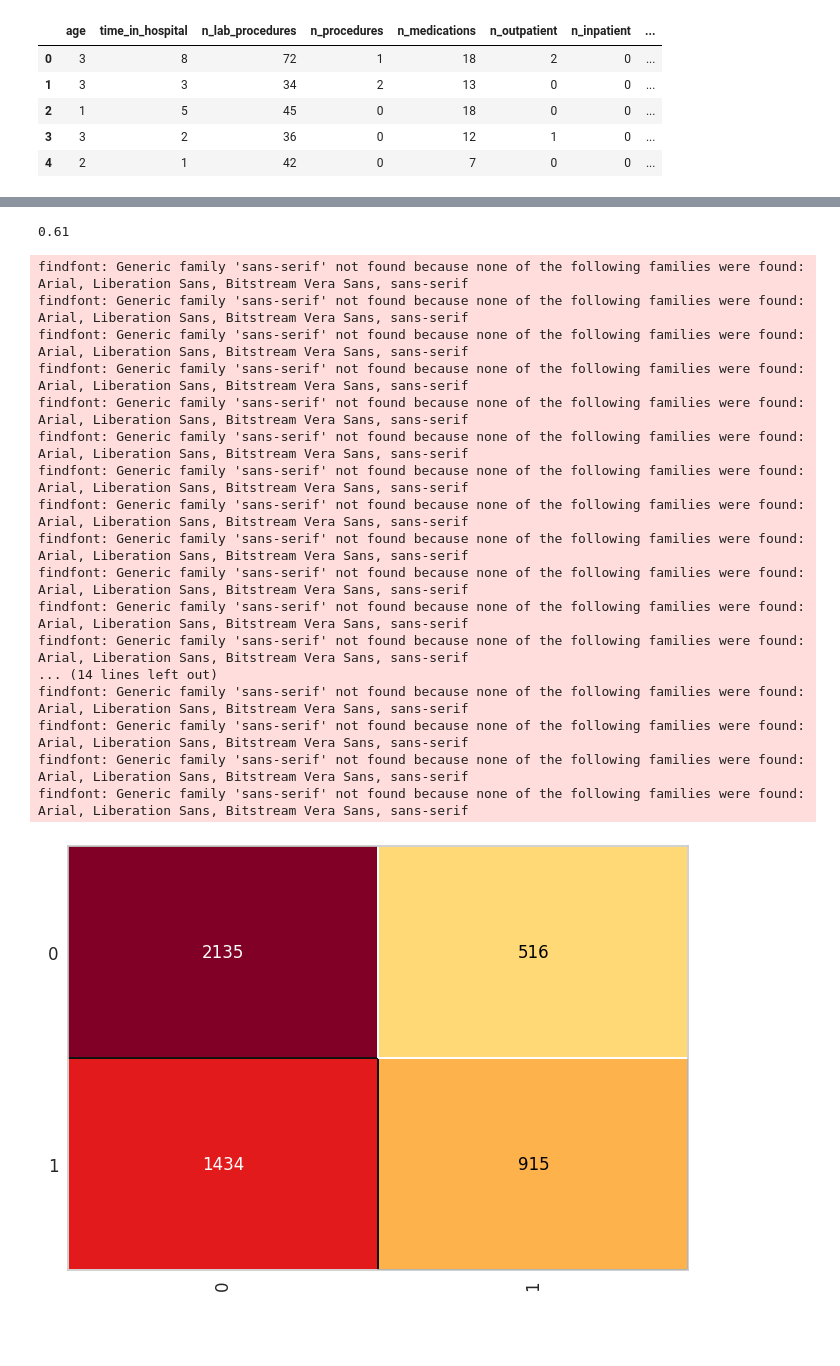
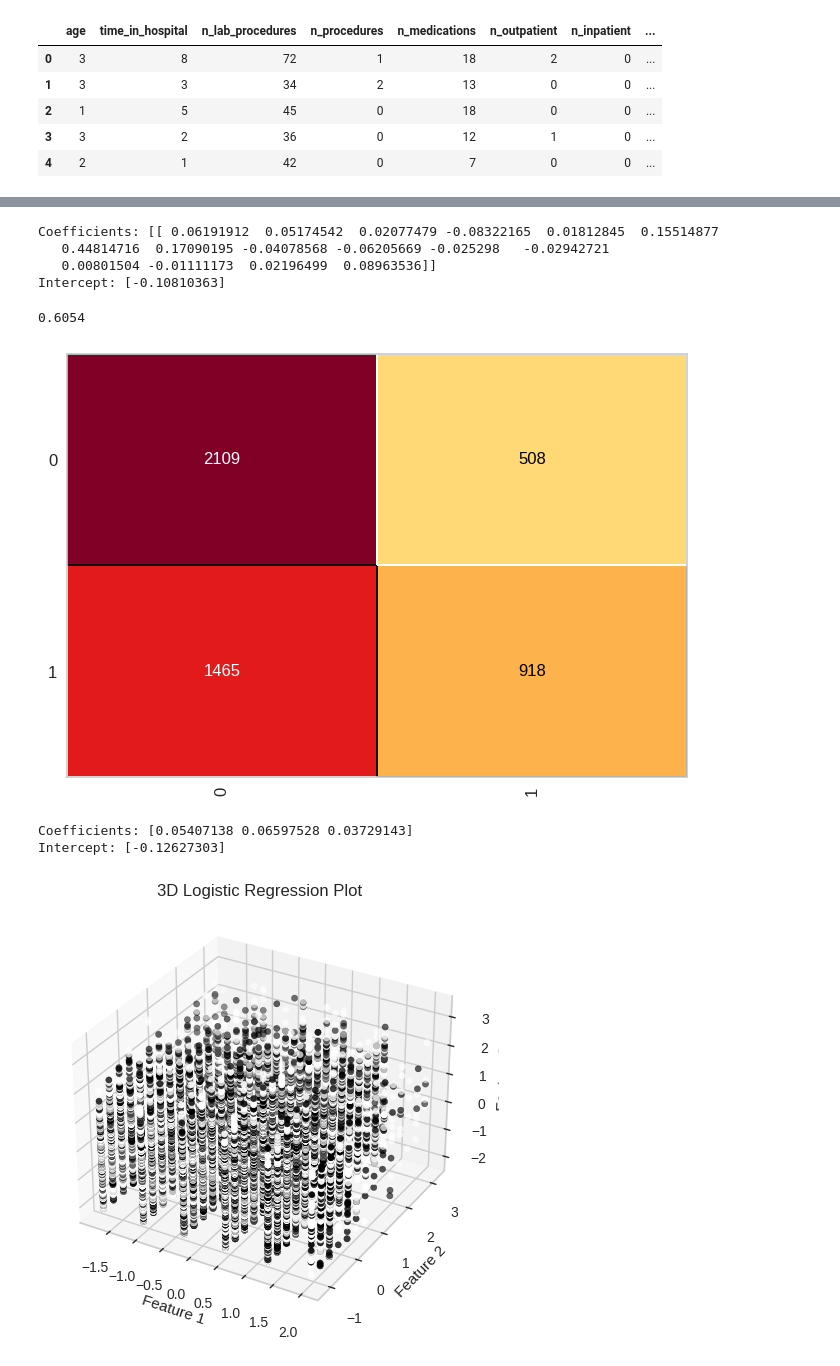
Before and after one commit to divyanshusingh2903/AI4ALL, a Jupyter notebook: hospital-readmission-model.ipynb, the cells around one changed output, grey strips where cells are left out. Saved outputs shown, nothing was run; the diff lists cells and outputs as text; code cells hidden in the pictures; blank space fills up the shorter version.

```diff
--- a/hospital-readmission-model.ipynb
+++ b/hospital-readmission-model.ipynb
@@ -296,4 +160,10 @@ train_data
 20000 rows × 17 columns
+# %%
+from sklearn.preprocessing import StandardScaler
+
+scaler = StandardScaler()
+x_train = scaler.fit_transform(x_train)
+x_test = scaler.transform(x_test)
 # %%
 plt.figure(figsize=(20,20))
 sns.heatmap(train_data.corr(), annot=True, cmap='coolwarm')
@@ -339,26 +175,55 @@ logistic = LogisticRegression(random_state = 1, max_iter=1000)
 logistic.fit(x_train, y_train)
 previsoes = logistic.predict(x_test)
 
+
+# Get the coefficients and intercept
+coefficients = logistic.coef_
+intercept = logistic.intercept_
+
+# Print the coefficients and intercept
+print("Coefficients:", coefficients)
+print("Intercept:", intercept)
+
+
 cm = ConfusionMatrix(logistic, classes=logistic.classes_, label_encoder={0: 'Class 0', 1: 'Class 1'})
 cm.fit(x_train, y_train)
 cm.score(x_test, y_test)
 # %% [output]
-0.61
+Coefficients: [[ 0.06191912  0.05174542  0.02077479 -0.08322165  0.01812845  0.15514877
+   0.44814716  0.17090195 -0.04078568 -0.06205669 -0.025298   -0.02942721
+   0.00801504 -0.01111173  0.02196499  0.08963536]]
+Intercept: [-0.10810363]
-findfont: Generic family 'sans-serif' not found because none of the following families were found: Arial, Liberation Sans, Bitstream Vera Sans, sans-serif
-findfont: Generic family 'sans-serif' not found because none of the following families were found: Arial, Liberation Sans, Bitstream Vera Sans, sans-serif
-findfont: Generic family 'sans-serif' not found because none of the following families were found: Arial, Liberation Sans, Bitstream Vera Sans, sans-serif
-findfont: Generic family 'sans-serif' not found because none of the following families were found: Arial, Liberation Sans, Bitstream Vera Sans, sans-serif
-findfont: Generic family 'sans-serif' not found because none of the following families were found: Arial, Liberation Sans, Bitstream Vera Sans, sans-serif
-findfont: Generic family 'sans-serif' not found because none of the following families were found: Arial, Liberation Sans, Bitstream Vera Sans, sans-serif
-findfont: Generic family 'sans-serif' not found because none of the following families were found: Arial, Liberation Sans, Bitstream Vera Sans, sans-serif
-findfont: Generic family 'sans-serif' not found because none of the following families were found: Arial, Liberation Sans, Bitstream Vera Sans, sans-serif
-findfont: Generic family 'sans-serif' not found because none of the following families were found: Arial, Liberation Sans, Bitstream Vera Sans, sans-serif
-findfont: Generic family 'sans-serif' not found because none of the following families were found: Arial, Liberation Sans, Bitstream Vera Sans, sans-serif
-findfont: Generic family 'sans-serif' not found because none of the following families were found: Arial, Liberation Sans, Bitstream Vera Sans, sans-serif
-findfont: Generic family 'sans-serif' not found because none of the following families were found: Arial, Liberation Sans, Bitstream Vera Sans, sans-serif
-... (14 lines left out)
-findfont: Generic family 'sans-serif' not found because none of the following families were found: Arial, Liberation Sans, Bitstream Vera Sans, sans-serif
-findfont: Generic family 'sans-serif' not found because none of the following families were found: Arial, Liberation Sans, Bitstream Vera Sans, sans-serif
-findfont: Generic family 'sans-serif' not found because none of the following families were found: Arial, Liberation Sans, Bitstream Vera Sans, sans-serif
-findfont: Generic family 'sans-serif' not found because none of the following families were found: Arial, Liberation Sans, Bitstream Vera Sans, sans-serif
+0.6054
 [figure]
+# %%
+selected_features = x_train[:, :3]
+
+# Fit a logistic regression model using only the selected features
+logistic = LogisticRegression(random_state=1, max_iter=1000)
+logistic.fit(selected_features, y_train)
+
+# Get coefficients and intercept
+coefficients = logistic.coef_.flatten()
+intercept = logistic.intercept_
+
+# Print the coefficients and intercept
+print("Coefficients:", coefficients)
+print("Intercept:", intercept)
+
+# Plot the 3D scatter plot
+fig = plt.figure()
+ax = fig.add_subplot(111, projection='3d')
+ax.scatter(selected_features[:, 0], selected_features[:, 1], selected_features[:, 2], c=y_train, marker='o', label='Data Points')
+
+# Set labels and title
+ax.set_xlabel('Feature 1')
+ax.set_ylabel('Feature 2')
+ax.set_zlabel('Feature 3')
+ax.set_title('3D Logistic Regression Plot')
+
+# Show the plot
+plt.show()
+# %% [output]
+Coefficients: [0.05407138 0.06597528 0.03729143]
+Intercept: [-0.12627303]
+[figure, added]
```
Also changed, not shown: parts of 5 cells of this notebook.
